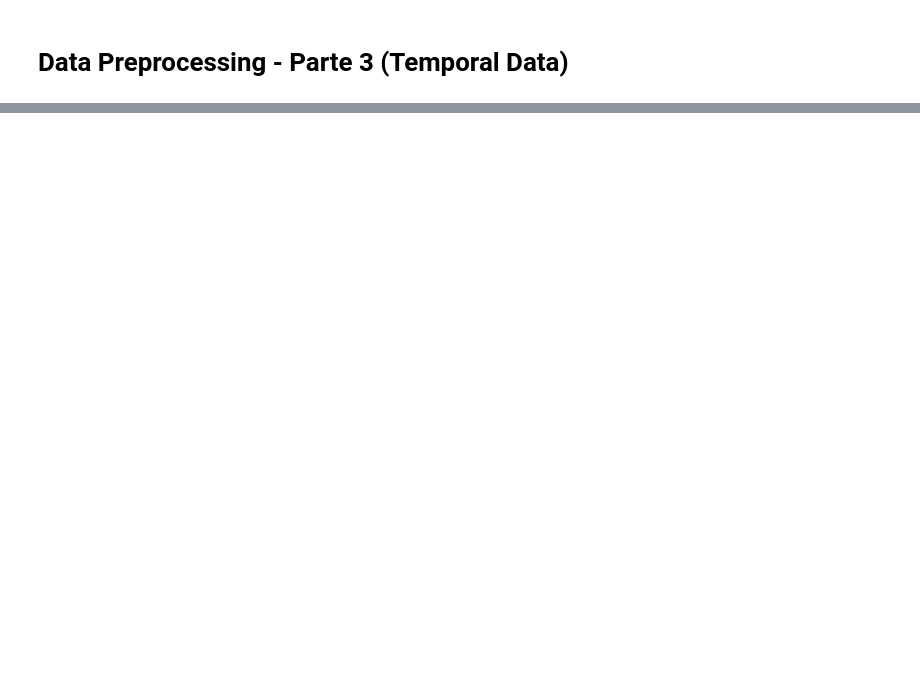
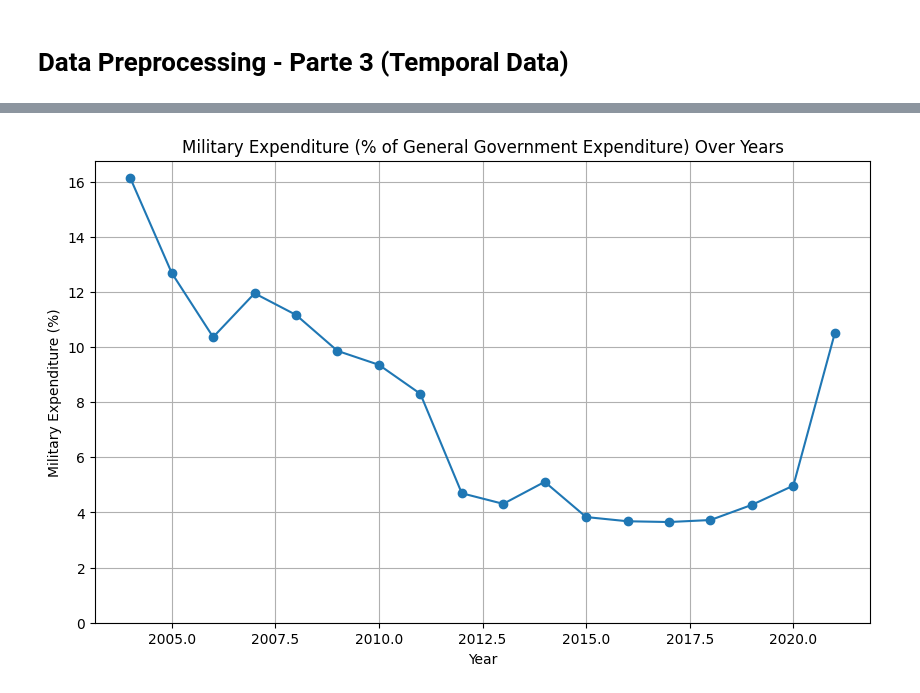
Before and after one commit to group-pi-dataviz/group-pi-dataviz.github.io, a Jupyter notebook: scripts/data_prepocessing_parte3.ipynb, the cells around one changed output, grey strips where cells are left out. Cells and saved outputs as stored; diff of their text form; code cells hidden in the pictures; blank space fills up the shorter version.

Commit message:
Searched for better data

```diff
--- a/scripts/data_prepocessing_parte3.ipynb
+++ b/scripts/data_prepocessing_parte3.ipynb
@@ -5,4 +7,24 @@ import pandas as pdimport numpy as npimport matplotlib.pyplot as plt
 # %%
-def load_data(file_path):    """Load data from a CSV file into a pandas DataFrame."""    try:        data = pd.read_csv(file_path, sep=',')        print("Data loaded successfully.")        return data    except Exception as e:        print(f"An error occurred while loading the data: {e}")        return Nonedef summarize_data(data):    """Generate summary statistics of the DataFrame."""    if data is not None:        summary = data.describe()        print("Data summary:")        print(summary)        return summary    else:        print("No data to summarize.")        return None
+def load_data(file_path):
+    """Load data from a CSV file into a pandas DataFrame."""
+    try:
+        data = pd.read_csv(file_path, sep=',')
+        print("Data loaded successfully.")
+        return data
+    except Exception as e:
+        print(f"An error occurred while loading the data: {e}")
+        return None
+
+def summarize_data(data):
+    """Generate summary statistics of the DataFrame."""
+    if data is not None:
+        summary = data.describe()
+        print("Data summary:")
+        print(summary)
+        return summary
+    else:
+        print("No data to summarize.")
+        return None
 # %%
-data = load_data("../data/section_3/indicators_afg.csv")summary = summarize_data(data)
+data = load_data("../data/section_3/indicators_afg.csv")
+summary = summarize_data(data)
@@ -13,4 +59,8 @@ data.head()
 # %%
-# Transforming the 'Year' column to numeric type and 'Value' column to float typedata['Year'] = pd.to_numeric(data['Year'], errors='coerce')  # integer typedata['Value'] = pd.to_numeric(data['Value'], errors='coerce')  # float type
+# Transforming the 'Year' column to numeric type and 'Value' column to float type
+data['Year'] = pd.to_numeric(data['Year'], errors='coerce')  # integer type
+data['Value'] = pd.to_numeric(data['Value'], errors='coerce')  # float type
 # %%
-# Keeping the rows with 'Indicator Name' == 'Military expenditure (% of general government expenditure)'data_military_expenditure = data[data['Indicator Name'] == 'Military expenditure (% of general government expenditure)']data_military_expenditure.head()
+# Keeping the rows with 'Indicator Name' == 'Military expenditure (% of general government expenditure)'
+data_military_expenditure = data[data['Indicator Name'] == 'Military expenditure (% of general government expenditure)']
+data_military_expenditure.head()
@@ -17,3 +74,14 @@ data.head()
 # %%
-# Plotting line chart for Military Expenditure over the years using the columns 'Year' and 'Value'# y-axis starting from 0plt.figure(figsize=(10, 6))plt.plot(data_military_expenditure['Year'], data_military_expenditure['Value'], marker='o')plt.title('Military Expenditure (% of General Government Expenditure) Over Years')plt.xlabel('Year')plt.ylabel('Military Expenditure (%)')plt.ylim(bottom=0)plt.grid(True)plt.show()
+# Plotting line chart for Military Expenditure over the years using the columns 'Year' and 'Value'
+# y-axis starting from 0
+plt.figure(figsize=(10, 6))
+plt.plot(data_military_expenditure['Year'], data_military_expenditure['Value'], marker='o')
+plt.title('Military Expenditure (% of General Government Expenditure) Over Years')
+plt.xlabel('Year')
+plt.ylabel('Military Expenditure (%)')
+plt.ylim(bottom=0)
+plt.grid(True)
+plt.show()
+# %% [output]
+[figure, added]
 # %%
```
Also changed, not shown: parts of 11 cells of this notebook, 4 other files.
